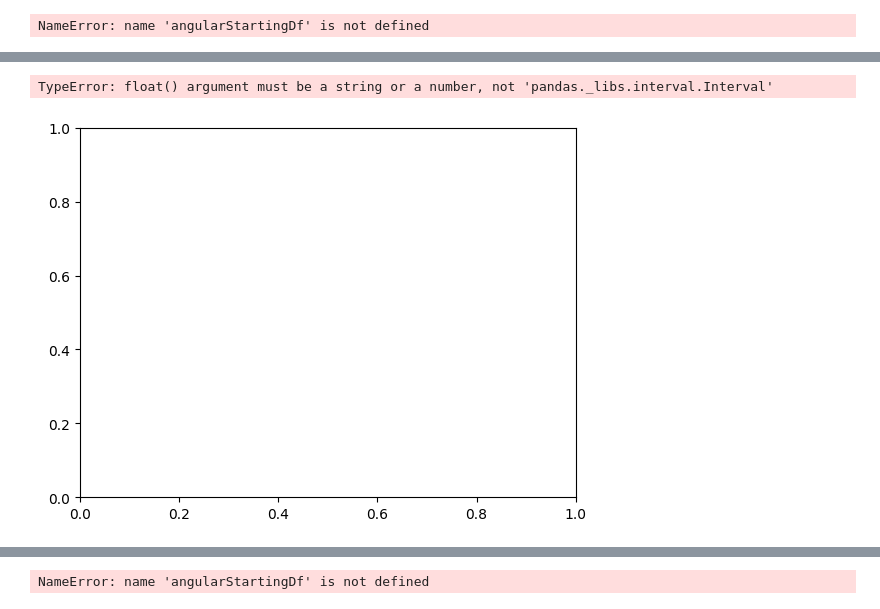
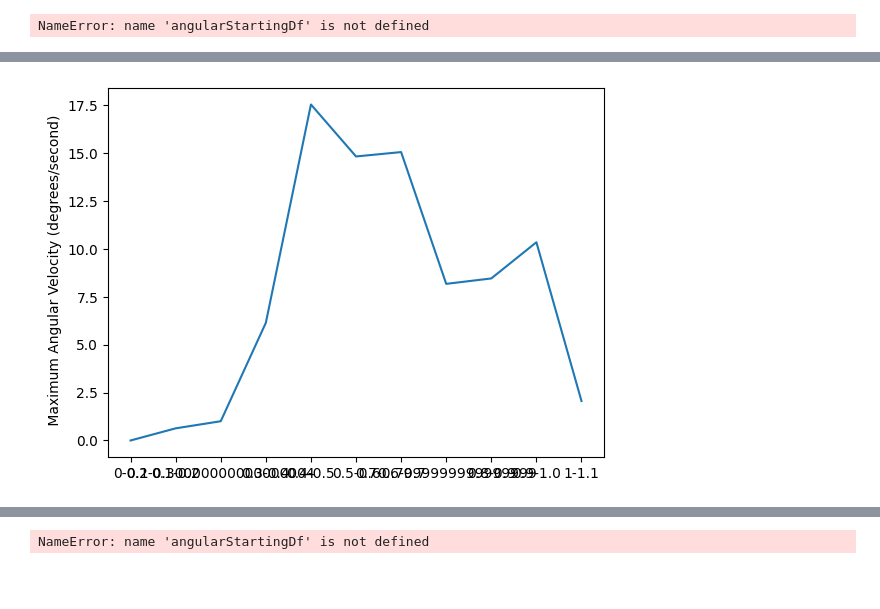
Before and after one commit to BUET-AV/behavior-hypotheses, a Jupyter notebook: src/notebooks/max-heading-diff.ipynb, the cells around one changed output, grey strips where cells are left out. Saved outputs shown, nothing was run; the diff lists cells and outputs as text; code cells hidden in the pictures; blank space fills up the shorter version.

```diff
--- a/src/notebooks/max-heading-diff.ipynb
+++ b/src/notebooks/max-heading-diff.ipynb
@@ -7,8 +7,8 @@
 2. open **'init_notebook.py'** and change the **projectFolder** to the src folder of the repository.
 3. In the following cell change the dataDir to the data directory of the InD dataset
 # %%
-# dataDir = "/home/ababil/BUET/AV/location-2"
-dataDir = "D:/AV/Code/location-2"
+dataDir = "/home/ababil/BUET/AV/location-2"
+# dataDir = "D:/AV/Code/location-2"
 # dataDir = "D:/AV/DataSetExploration/drone-dataset-tools/data/location-2"
 # %%
 exec(open('init_notebook.py').read())
@@ -181,6 +193,9 @@ NameError: name 'angularStartingDf' is not defined
 # categorize speed
 # 0-0.5, 0.5-1, 1-10
 cleanPedDf['speedCategory'] = pd.cut(cleanPedDf['speed'], bins=[0, 0.5, 1.0, 10], labels=['Low Speed', 'Medium Speed', 'High Speed'])
+# %%
+bins = [0, 0.1, 0.2, 0.3, 0.4, 0.5, 0.6, 0.7, 0.8, 0.9, 1, 10]
+cleanPedDf['speedCategory'] = pd.cut(cleanPedDf['speed'], bins=bins, labels=[f'{i}-{i+0.1}' for i in bins[:-1]])
 # %%
 cleanPedDf
 # %% [output]
@@ -337,11 +280,13 @@ Name: sumAngularDisplacementInASecond, dtype: float64
 # %%
 # plot the max and the mean angular displacement in a second by speed category
+# fill the NaN with 0
+maxAngularDisplacementInASecondBySpeedCategory.fillna(0, inplace=True)
+
 plt.plot(maxAngularDisplacementInASecondBySpeedCategory)
 # plt.plot(meanAngularDisplacementInASecondBySpeedCategory, label="Mean Angular Velocity")
 # plt.legend()
 # plt.xlabel("Speed Category")
 plt.ylabel(" Maximum Angular Velocity (degrees/second)")
 plt.show()
 # %% [output]
-TypeError: float() argument must be a string or a number, not 'pandas._libs.interval.Interval'
-[figure, old version]
+[figure, new version]
```
Also changed, not shown: parts of 14 cells of this notebook, 4 other files.
